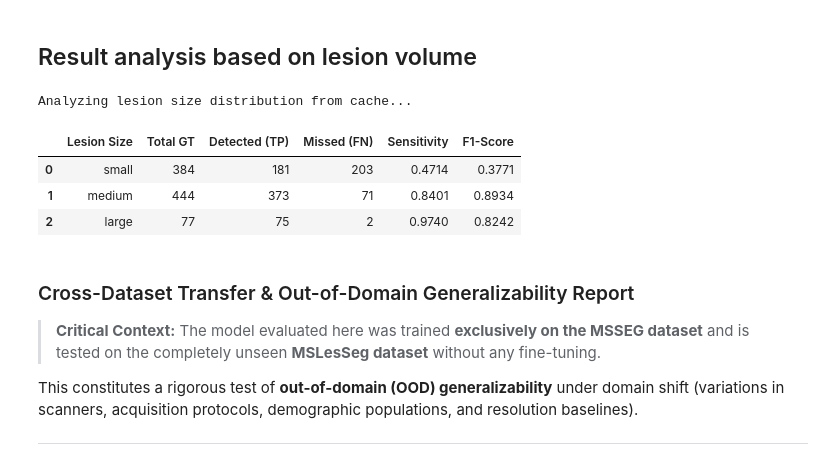
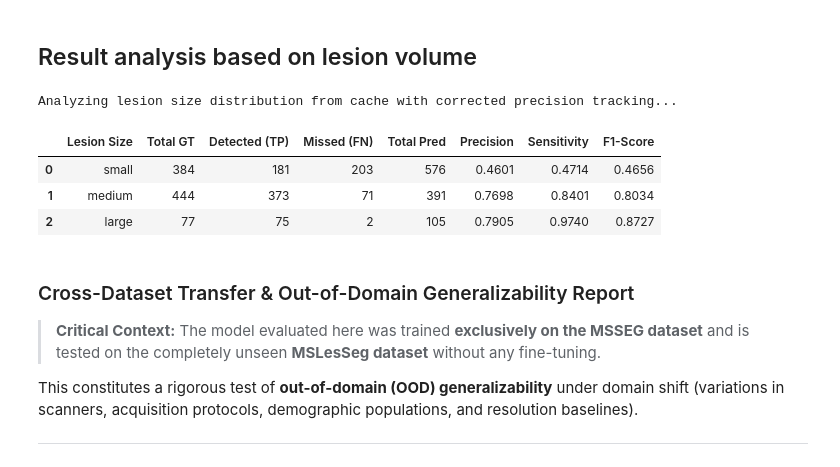
Before and after one commit to aligreo/TriEncoder-Unet-Project, a Jupyter notebook: external_validation_mslesseg_dataset.ipynb, the cells around one changed output. Saved outputs shown, nothing was run; the diff lists cells and outputs as text; code cells hidden in the pictures.

```diff
--- a/external_validation_mslesseg_dataset.ipynb
+++ b/external_validation_mslesseg_dataset.ipynb
@@ -372,0 +367,14 @@ model.load_state_dict(torch.load(weight_path, map_location=device))
+# %%
+import os
+
+
+weight_path = "/content/best_tri_encoder_msseg_only.pth"
+
+if os.path.exists(weight_path):
+    state_dict = torch.load(weight_path, map_location=device)
+    if "state_dict" in state_dict:
+        state_dict = state_dict["state_dict"]
+    model.load_state_dict(state_dict)
+    print(f"Model successfully loaded from: {weight_path}")
+else:
+    print(f"Warning: Checkpoint not found at {weight_path}. Please check file location.")
@@ -397,7 +408,7 @@ Let's check the original folder structure of the `MSLesSeg Dataset/test` folder
 # %%
 import os
 
-test_dir = "/content/drive/MyDrive/MSLesSeg Dataset/test"
+test_dir = mslesseg_test_data
 
 if os.path.exists(test_dir):
     subjects = sorted([d for d in os.listdir(test_dir) if os.path.isdir(os.path.join(test_dir, d))])
@@ -455,7 +466,7 @@ with torch.no_grad():
     for i, test_data in enumerate(tqdm(test_loader, desc="Caching Predictions")):
         inputs = test_data["image"].to(device)
         labels = test_data["mask_label"].to(device)
-        case_id = test_data.get("case_id", [f"Case_{i}"])[0]
+        case_id = test_data["subject"][0] if "subject" in test_data else test_data.get("case_id", [f"Case_{i}"])[0]
 
         start_time = time.time()
         with torch.amp.autocast(device_type=device.type, enabled=(device.type == "cuda")):
@@ -770,18 +793,21 @@ from tqdm.auto import tqdm
 SMALL_LIMIT = 50
 MEDIUM_LIMIT = 500
 
+# Tracking separate TP counts for sensitivity and precision calculations
 size_metrics = {
-    "small": {"gt_count": 0, "tp_count": 0, "pred_count": 0},
-    "medium": {"gt_count": 0, "tp_count": 0, "pred_count": 0},
-    "large": {"gt_count": 0, "tp_count": 0, "pred_count": 0}
+    "small": {"gt_count": 0, "tp_sens_count": 0, "pred_count": 0, "tp_prec_count": 0},
+    "medium": {"gt_count": 0, "tp_sens_count": 0, "pred_count": 0, "tp_prec_count": 0},
+    "large": {"gt_count": 0, "tp_sens_count": 0, "pred_count": 0, "tp_prec_count": 0}
 }
 
 def get_size_category(volume):
-    if volume < SMALL_LIMIT: return "small"
-    if volume < MEDIUM_LIMIT: return "medium"
+    if volume < SMALL_LIMIT:
+        return "small"
+    if volume < MEDIUM_LIMIT:
+        return "medium"
     return "large"
 
-print("Analyzing lesion size distribution from cache...")
+print("Analyzing lesion size distribution from cache with corrected precision tracking...")
 for cache_path in tqdm(sorted(glob.glob(os.path.join(cache_dir, "case_*.pt"))), desc="Analyzing by Size"):
     cached = torch.load(cache_path, map_location="cpu", weights_only=False)
     labels = cached["labels"].numpy().squeeze()
@@ -790,51 +816,56 @@ for cache_path in tqdm(sorted(glob.glob(os.path.join(cache_dir, "case_*.pt"))),
     gt_labels, n_gt = label(labels)
     pred_labels, n_pred = label(preds)
 
-    # Analyze GT lesions
+    # Analyze GT lesions (Sensitivity side)
     for g in range(1, n_gt + 1):
         gt_mask = (gt_labels == g)
         vol = np.sum(gt_mask)
         cat = get_size_category(vol)
         size_metrics[cat]["gt_count"] += 1
         if np.any(preds[gt_mask] > 0):
-            size_metrics[cat]["tp_count"] += 1
+            size_metrics[cat]["tp_sens_count"] += 1
 
-    # Analyze Pred lesions for Precision/F1
+    # Analyze Pred lesions (Precision side)
     for p in range(1, n_pred + 1):
         pred_mask = (pred_labels == p)
         vol = np.sum(pred_mask)
         cat = get_size_category(vol)
         size_metrics[cat]["pred_count"] += 1
+        if np.any(labels[pred_mask] > 0):
+            size_metrics[cat]["tp_prec_count"] += 1
 
-# Finalizing calculations
+# Finalizing calculations with correct Precision & F1
 summary_rows = []
 for cat in ["small", "medium", "large"]:
     gt = size_metrics[cat]["gt_count"]
-    tp = size_metrics[cat]["tp_count"]
+    tp_sens = size_metrics[cat]["tp_sens_count"]
     pred = size_metrics[cat]["pred_count"]
+    tp_prec = size_metrics[cat]["tp_prec_count"]
 
-    missed = gt - tp
-    sens = tp / gt if gt > 0 else 1.0
-    prec = tp / pred if pred > 0 else 0.0
+    missed = gt - tp_sens
+    sens = tp_sens / gt if gt > 0 else 1.0
+    prec = tp_prec / pred if pred > 0 else 0.0
     f1 = 2 * (prec * sens) / (prec + sens) if (prec + sens) > 0 else 0.0
 
     summary_rows.append({
         "Lesion Size": cat,
         "Total GT": gt,
-        "Detected (TP)": tp,
+        "Detected (TP)": tp_sens,
         "Missed (FN)": missed,
+        "Total Pred": pred,
+        "Precision": round(prec, 4),
         "Sensitivity": round(sens, 4),
         "F1-Score": round(f1, 4)
     })
 
 df_size_analysis = pd.DataFrame(summary_rows)
 display(df_size_analysis)
 # %% [output]
-Analyzing lesion size distribution from cache...
+Analyzing lesion size distribution from cache with corrected precision tracking...
-|  | Lesion Size | Total GT | Detected (TP) | Missed (FN) | Sensitivity | F1-Score |
-| 0 | small | 384 | 181 | 203 | 0.4714 | 0.3771 |
-| 1 | medium | 444 | 373 | 71 | 0.8401 | 0.8934 |
-| 2 | large | 77 | 75 | 2 | 0.9740 | 0.8242 |
+|  | Lesion Size | Total GT | Detected (TP) | Missed (FN) | Total Pred | Precision | Sensitivity | F1-Score |
+| 0 | small | 384 | 181 | 203 | 576 | 0.4601 | 0.4714 | 0.4656 |
+| 1 | medium | 444 | 373 | 71 | 391 | 0.7698 | 0.8401 | 0.8034 |
+| 2 | large | 77 | 75 | 2 | 105 | 0.7905 | 0.9740 | 0.8727 |
 # %% [markdown]
 ### Cross-Dataset Transfer & Out-of-Domain Generalizability Report
 
```
Also changed, not shown: parts of 7 cells of this notebook.
